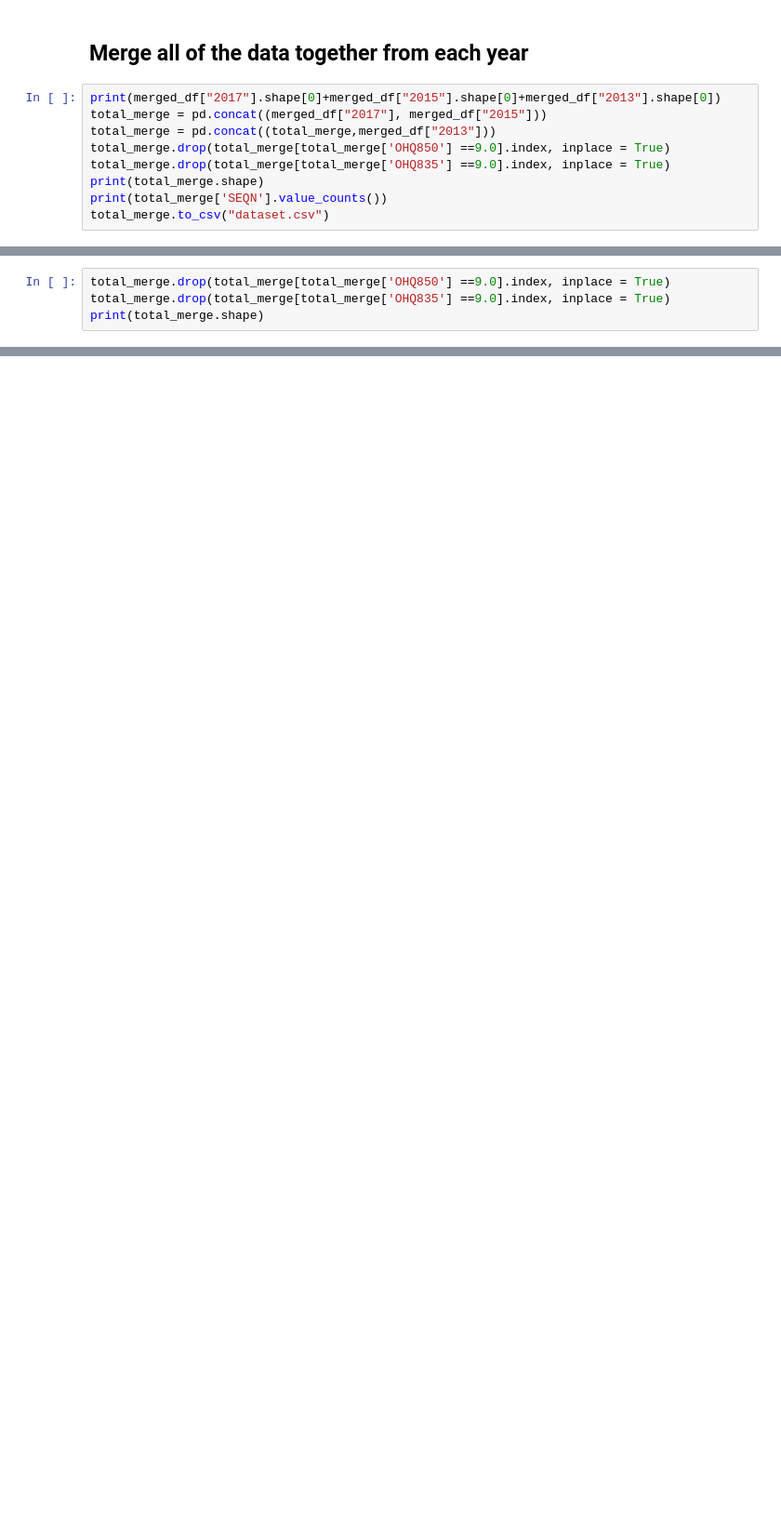
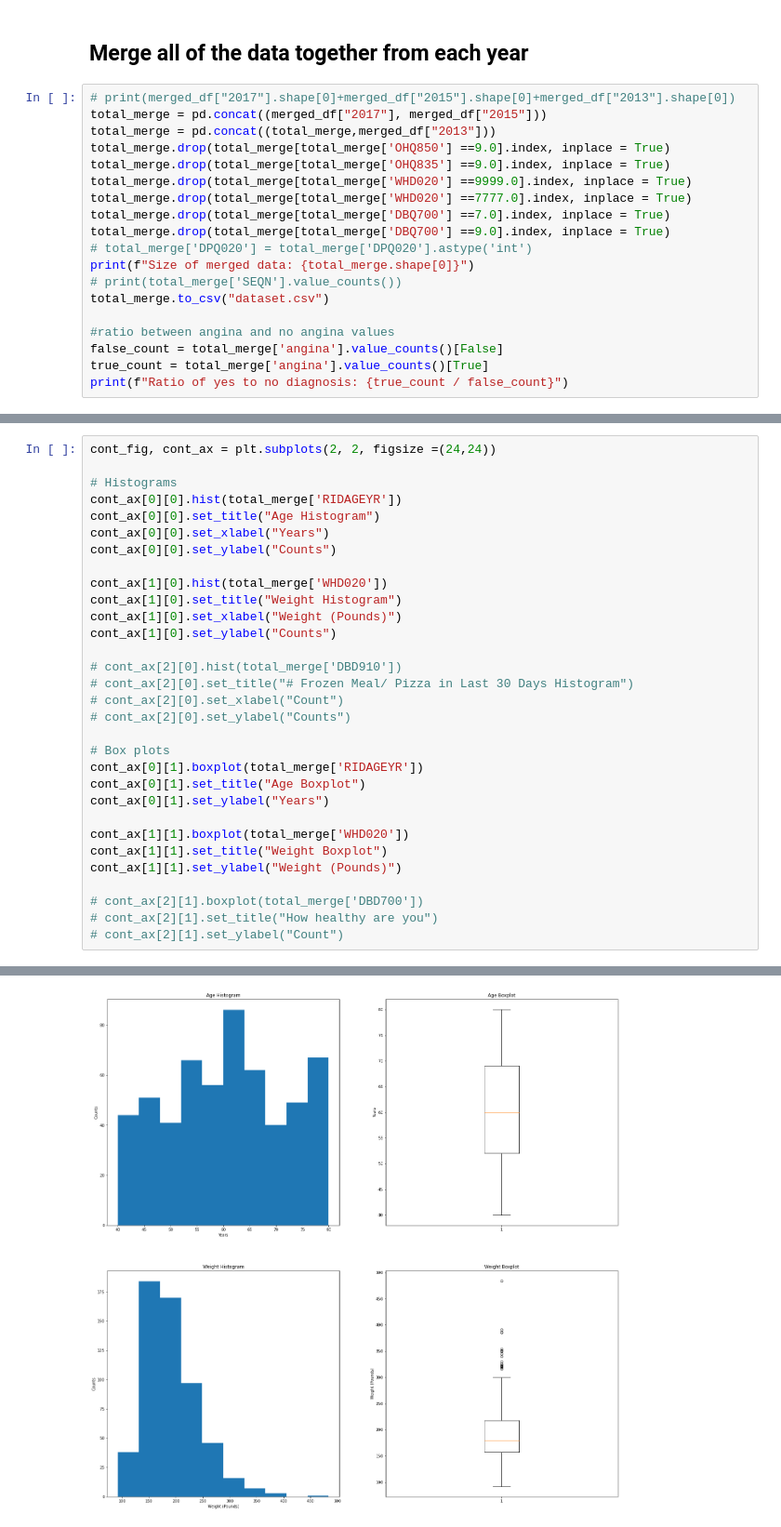
Before and after one commit to christopherdoan/cs590final, a Jupyter notebook: Data Merging.ipynb, the cells around one changed output, grey strips where cells are left out. Shown at 93% size. Drawn from its saved outputs; the diff is of its cells as text; blank space fills up the shorter version.

Commit message:
added EDA, data splitting, and updated dataset

```diff
--- a/Data Merging.ipynb
+++ b/Data Merging.ipynb
@@ -200,12 +206,22 @@ See the caveats in the documentation: https://pandas.pydata.org/pandas-docs/stab
 # %% [markdown]
 ## Merge all of the data together from each year
 # %%
-print(merged_df["2017"].shape[0]+merged_df["2015"].shape[0]+merged_df["2013"].shape[0])
+# print(merged_df["2017"].shape[0]+merged_df["2015"].shape[0]+merged_df["2013"].shape[0])
 total_merge = pd.concat((merged_df["2017"], merged_df["2015"]))
 total_merge = pd.concat((total_merge,merged_df["2013"]))
 total_merge.drop(total_merge[total_merge['OHQ850'] ==9.0].index, inplace = True)
 total_merge.drop(total_merge[total_merge['OHQ835'] ==9.0].index, inplace = True)
-print(total_merge.shape)
-print(total_merge['SEQN'].value_counts())
+total_merge.drop(total_merge[total_merge['WHD020'] ==9999.0].index, inplace = True)
+total_merge.drop(total_merge[total_merge['WHD020'] ==7777.0].index, inplace = True)
+total_merge.drop(total_merge[total_merge['DBQ700'] ==7.0].index, inplace = True)
+total_merge.drop(total_merge[total_merge['DBQ700'] ==9.0].index, inplace = True)
+# total_merge['DPQ020'] = total_merge['DPQ020'].astype('int')
+print(f"Size of merged data: {total_merge.shape[0]}")
+# print(total_merge['SEQN'].value_counts())
 total_merge.to_csv("dataset.csv")
+
+#ratio between angina and no angina values
+false_count = total_merge['angina'].value_counts()[False]
+true_count = total_merge['angina'].value_counts()[True]
+print(f"Ratio of yes to no diagnosis: {true_count / false_count}")
 # %% [output]
@@ -273,4 +242,0 @@ print(total_merge['DBD910'].unique())
-# %%
-total_merge.drop(total_merge[total_merge['OHQ850'] ==9.0].index, inplace = True)
-total_merge.drop(total_merge[total_merge['OHQ835'] ==9.0].index, inplace = True)
-print(total_merge.shape)
@@ -278,0 +259,32 @@ print(total_merge.shape)
+# %%
+cont_fig, cont_ax = plt.subplots(2, 2, figsize =(24,24))
+
+# Histograms
+cont_ax[0][0].hist(total_merge['RIDAGEYR'])
+cont_ax[0][0].set_title("Age Histogram")
+cont_ax[0][0].set_xlabel("Years")
+cont_ax[0][0].set_ylabel("Counts")
+
+cont_ax[1][0].hist(total_merge['WHD020'])
+cont_ax[1][0].set_title("Weight Histogram")
+cont_ax[1][0].set_xlabel("Weight (Pounds)")
+cont_ax[1][0].set_ylabel("Counts")
+
+# cont_ax[2][0].hist(total_merge['DBD910'])
+# cont_ax[2][0].set_title("# Frozen Meal/ Pizza in Last 30 Days Histogram")
+# cont_ax[2][0].set_xlabel("Count")
+# cont_ax[2][0].set_ylabel("Counts")
+
+# Box plots
+cont_ax[0][1].boxplot(total_merge['RIDAGEYR'])
+cont_ax[0][1].set_title("Age Boxplot")
+cont_ax[0][1].set_ylabel("Years")
+
+cont_ax[1][1].boxplot(total_merge['WHD020'])
+cont_ax[1][1].set_title("Weight Boxplot")
+cont_ax[1][1].set_ylabel("Weight (Pounds)")
+
+# cont_ax[2][1].boxplot(total_merge['DBD700'])
+# cont_ax[2][1].set_title("How healthy are you")
+# cont_ax[2][1].set_ylabel("Count")
+# %% [output]
@@ -278,0 +292 @@ print(total_merge.shape)
+[figure, added]
```
Also changed, not shown: parts of 17 cells of this notebook, 2 other files.
